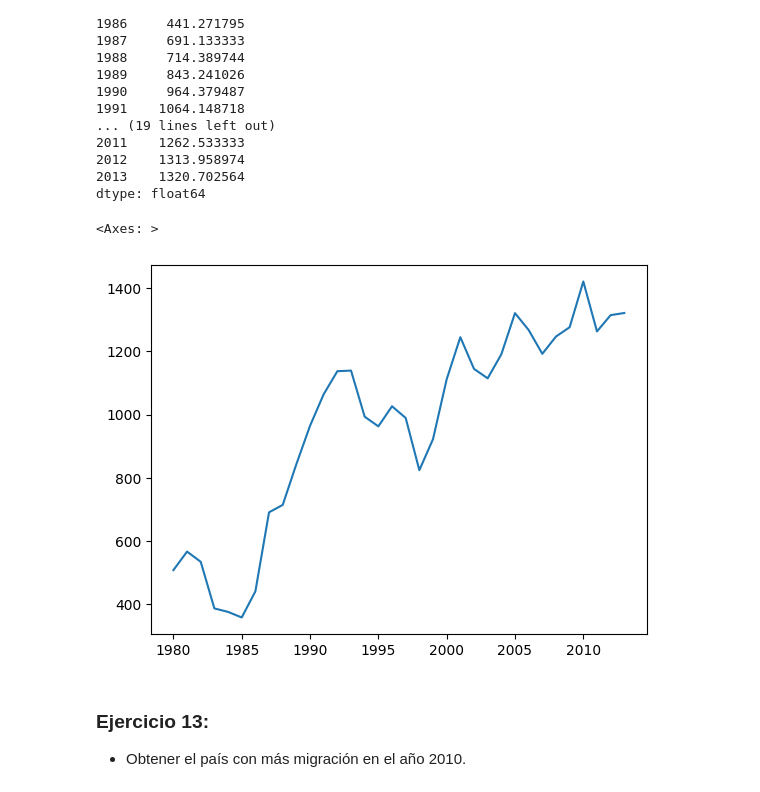
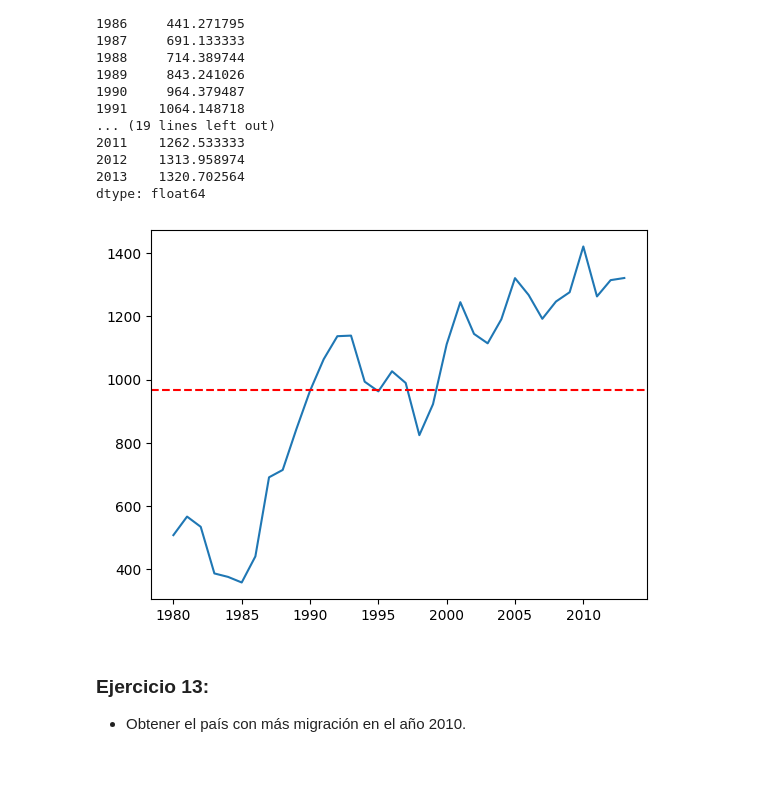
Before and after one commit to Panchi-db/Panchi_db_ejercicios_Bootcamp_Data_Science, a Jupyter notebook: Modulo 3/03.pandas_1_canada_csv.ipynb, the cells around one changed output. Cells and saved outputs as stored; diff of their text form; code cells hidden in the pictures.

```diff
--- a/Modulo 3/03.pandas_1_canada_csv.ipynb
+++ b/Modulo 3/03.pandas_1_canada_csv.ipynb
@@ -62,3 +129,6 @@ Index([            'Tipo',             'Pais',             'Area',
 # %% [markdown]
 ### Ejercicio 8:
 - Eliminar las columnas: _**Tipo**_, _**Area**_ y _**Region**_.
+# %%
+df = pd.read_excel('Canada.xlsx')
+df.head()
@@ -65,3 +143,3 @@ Index([            'Tipo',             'Pais',             'Area',
 # %%
 # si no hay resultado es que se ha usado inplace=True
-df.drop(['Tipo', 'Area', 'Region'], axis=1, inplace=True)
+df.drop(['Tipo','Area','Region'], axis=1)
@@ -202,10 +295,12 @@ df[range(1980, 2014)].mean()
 2013    1320.702564
 dtype: float64
 # %%
+import matplotlib.pyplot as plt
+
 df[range(1980, 2014)].mean().plot()
+plt.axhline(df[range(1980, 2014)].mean().mean(), color='r', linestyle='--');
 # %% [output]
-<Axes: >
-[figure, old version]
+[figure, new version]
 # %% [markdown]
 ### Ejercicio 13:
 - Obtener el país con más migración en el año 2010.
```
Also changed, not shown: parts of 33 cells of this notebook, 1 other file.
